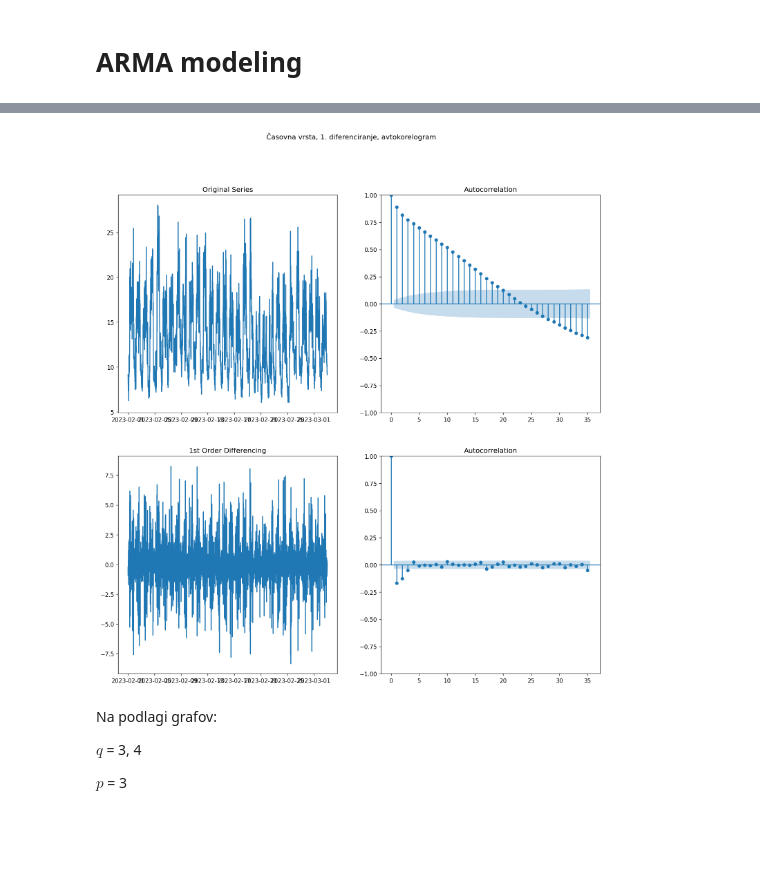
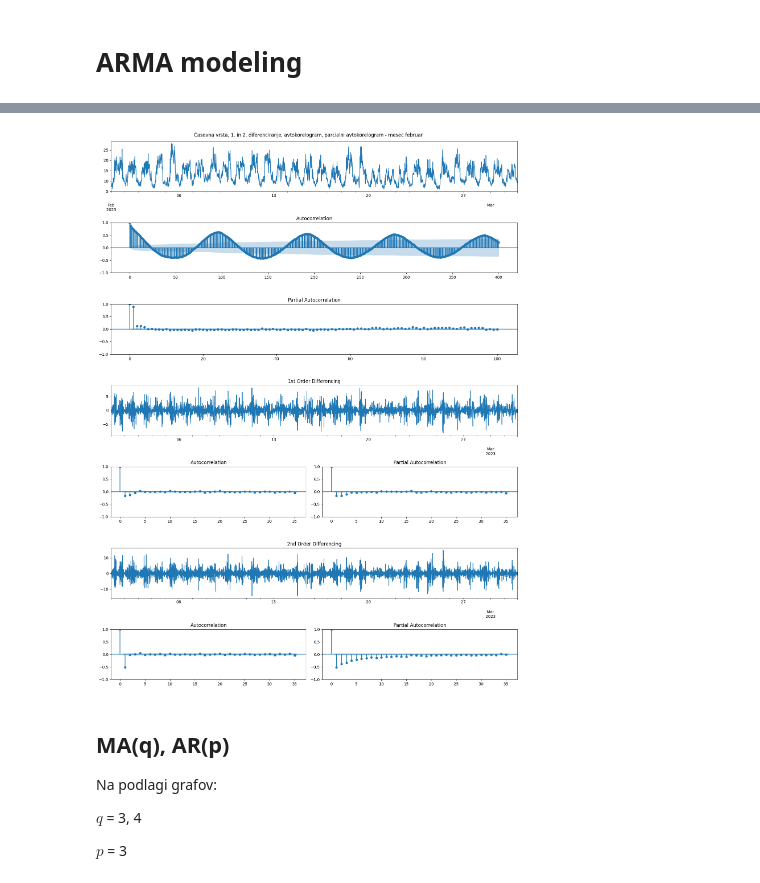
Before and after one commit to nezakrzan/IJS, a Jupyter notebook: energija/arma_moc.ipynb, the cells around one changed output, grey strips where cells are left out. Saved outputs shown, nothing was run; the diff lists cells and outputs as text; code cells hidden in the pictures; blank space fills up the shorter version.

```diff
--- a/energija/arma_moc.ipynb
+++ b/energija/arma_moc.ipynb
@@ -134,21 +85,40 @@ plt.show()
-# %%
-# ACF plot za 1st differenced series
-fig, axes = plt.subplots(nrows=2, ncols=2, figsize=(15, 15))
-axes[0, 0].plot(df['moc']);
-axes[0, 0].set_title('Original Series')
-plot_acf(df['moc'], ax=axes[0, 1])
-
-# 1st Differencing
-axes[1, 0].plot(df['moc'].diff());
-axes[1, 0].set_title('1st Order Differencing')
-plot_acf(df['moc'].diff().dropna(), ax=axes[1, 1])
-
-fig.suptitle('Časovna vrsta, 1. diferenciranje, avtokorelogram', fontsize=12)
-
-plt.show()
-# %% [output]
-[figure, removed]
+# %%
+data = df[['TP BENCINSKI SERVIS 3 2781_A+_401']]
+data = data.rename(columns={'TP BENCINSKI SERVIS 3 2781_A+_401': 'moc'}) # preimenovanje stolpcev
+
+fig = plt.figure(figsize=(15, 20))
+layout = (7, 2)
+ts_ax = plt.subplot2grid(layout, (0, 0), colspan=2)
+acf_ax = plt.subplot2grid(layout, (1, 0), colspan=2)
+pacf_ax = plt.subplot2grid(layout, (2, 0), colspan=2)
+ts1_ax = plt.subplot2grid(layout, (3, 0), colspan=2)
+acf1_ax = plt.subplot2grid(layout, (4, 0))
+pacf1_ax = plt.subplot2grid(layout, (4, 1))
+ts2_ax = plt.subplot2grid(layout, (5, 0), colspan=2)
+acf2_ax = plt.subplot2grid(layout, (6, 0))
+pacf2_ax = plt.subplot2grid(layout, (6, 1))
+
+ts_ax.set_title(' ')
+data['moc'].plot(ax=ts_ax)
+smt.graphics.plot_acf(data['moc'], lags=400, ax=acf_ax)
+smt.graphics.plot_pacf(data['moc'], lags=100, ax=pacf_ax)
+lags=None
+ts1_ax.set_title('1st Order Differencing')
+data['moc'].diff().dropna().plot(ax=ts1_ax)
+smt.graphics.plot_acf(data['moc'].diff().dropna(), lags=lags, ax=acf1_ax)
+smt.graphics.plot_pacf(data['moc'].diff().dropna(), lags=lags, ax=pacf1_ax)
+ts2_ax.set_title('2nd Order Differencing')
+data['moc'].diff().diff().dropna().plot(ax=ts2_ax)
+smt.graphics.plot_acf(data['moc'].diff().diff().dropna(), lags=lags, ax=acf2_ax)
+smt.graphics.plot_pacf(data['moc'].diff().diff().dropna(), lags=lags, ax=pacf2_ax)
+
+fig.suptitle('Časovna vrsta, 1. in 2. diferenciranje, avtokorelogram, parcialni avtokorelogram - mesec februar', fontsize=12)
+plt.tight_layout()
+# %% [output]
+[figure, added]
 # %% [markdown]
+## MA(q), AR(p)
+
 Na podlagi grafov:
 
 $q$ = 3, 4
```
Also changed, not shown: parts of 22 cells of this notebook, 1 other file.
